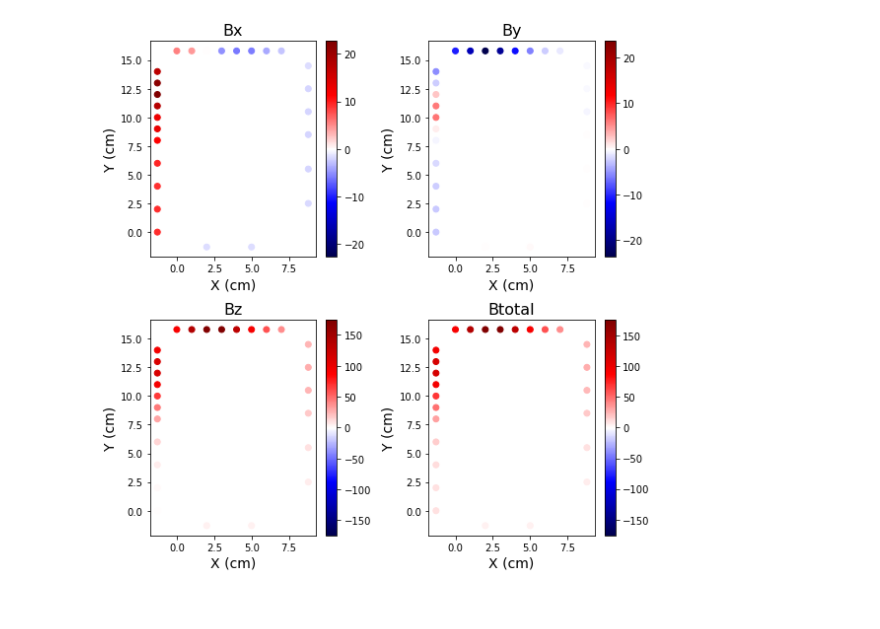
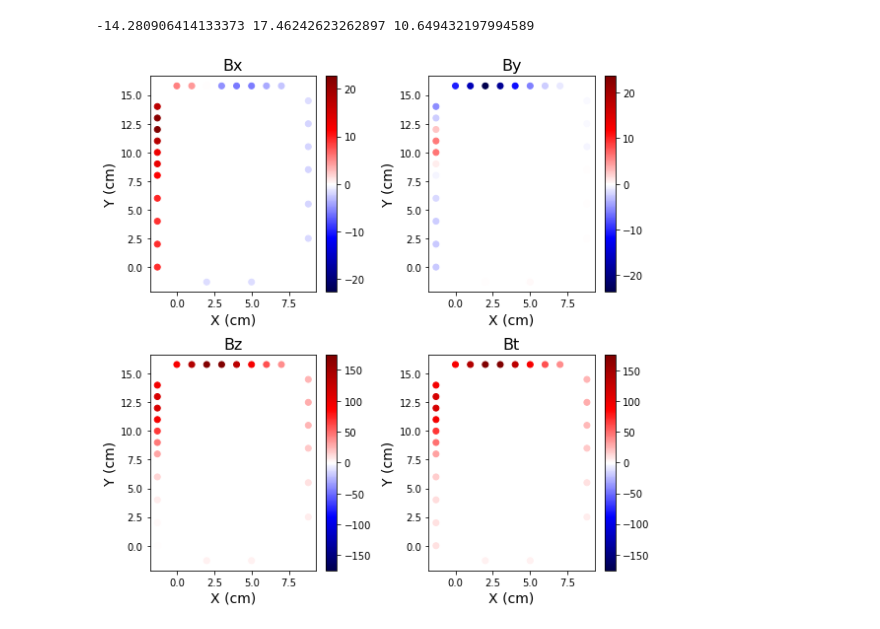
Before and after one commit to birocoles/magnetometria-smartphone, a Jupyter notebook: dados/calibracao.ipynb, the cells around one changed output. Cells and saved outputs as stored; diff of their text form; code cells hidden in the pictures.

```diff
--- a/dados/calibracao.ipynb
+++ b/dados/calibracao.ipynb
@@ -36,19 +69,33 @@ Bz = np.array(Bz)
 Bx0 = []
 By0 = []
 Bz0 = []
+sx0 = []
+sy0 = []
+sz0 = []
 for i in range(4):
     filename = 'Sf{}.csv'.format(i)
     B = np.genfromtxt(filename, delimiter=',', usecols=(1,2,3), skip_header=1)
-    B = np.mean(B, axis=0)
-    Bx0.append(B[0])
-    By0.append(B[1])
-    Bz0.append(B[2])
+    B_mean = np.mean(B, axis=0)
+    B_std = np.std(B, axis=0)
+    Bx0.append(B_mean[0])
+    By0.append(B_mean[1])
+    Bz0.append(B_mean[2])
+    sx0.append(B_std[0])
+    sy0.append(B_std[1])
+    sz0.append(B_std[2])
 Bx0 = np.median(np.array(Bx0))
 By0 = np.median(np.array(By0))
 Bz0 = np.median(np.array(Bz0))
+sx0 = np.median(np.array(sx0))
+sy0 = np.median(np.array(sy0))
+sz0 = np.median(np.array(sz0))
+# %%
+print(Bx0, By0, Bz0)
+# %% [output]
+-14.280906414133373 17.46242623262897 10.649432197994589
 # %%
 Bx = Bx - Bx0
 By = By - By0
 Bz = Bz - Bz0
 # %%
-Btotal = np.sqrt(Bx**2 + By**2 + Bz**2)
+Bt = np.sqrt(Bx**2 + By**2 + Bz**2)
@@ -55,23 +106,23 @@ Btotal = np.sqrt(Bx**2 + By**2 + Bz**2)
 # %%
-dados = [Bx, By, Bz, Btotal]
-title = ['Bx', 'By', 'Bz', 'Btotal']
+dados = [Bx, By, Bz, Bt]
+title = ['Bx', 'By', 'Bz', 'Bt']
 ranges = [np.max(np.abs(Bx)),
           np.max(np.abs(By)),
           np.max(np.abs(Bz)),
-          np.max(np.abs(Btotal))]
+          np.max(np.abs(Bt))]
 
 plt.figure(figsize=(8,8))
 
 for index in range(1,5):
 
     plt.subplot(2,2,index)
     plt.title(title[index-1], fontsize=16)
     plt.scatter(X, Y, c=dados[index-1],
                 cmap='seismic', vmin=-ranges[index-1], vmax=ranges[index-1])
     plt.colorbar()
     plt.xlabel('X (cm)', fontsize = 14)
     plt.ylabel('Y (cm)', fontsize = 14)
 plt.tight_layout()
 plt.show()
 # %% [output]
-[figure, old version]
+[figure, new version]
```
Also changed, not shown: parts of 20 cells of this notebook, 2 other files.
